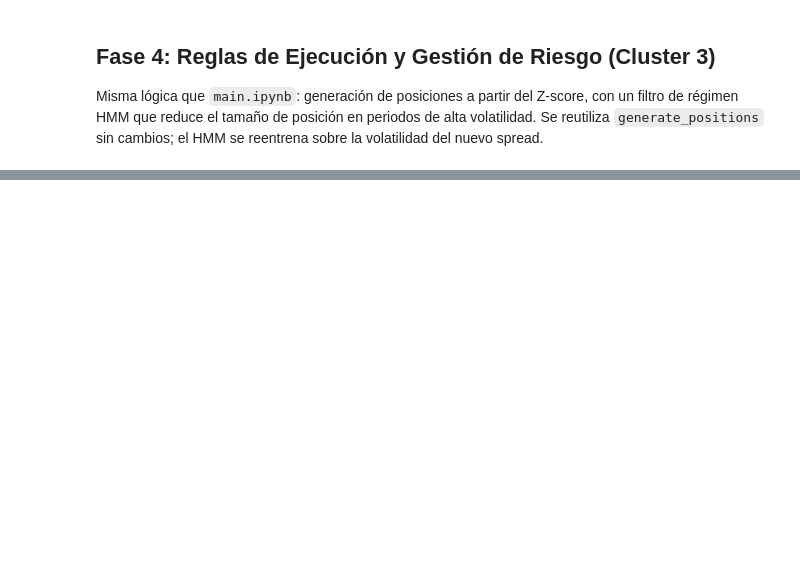
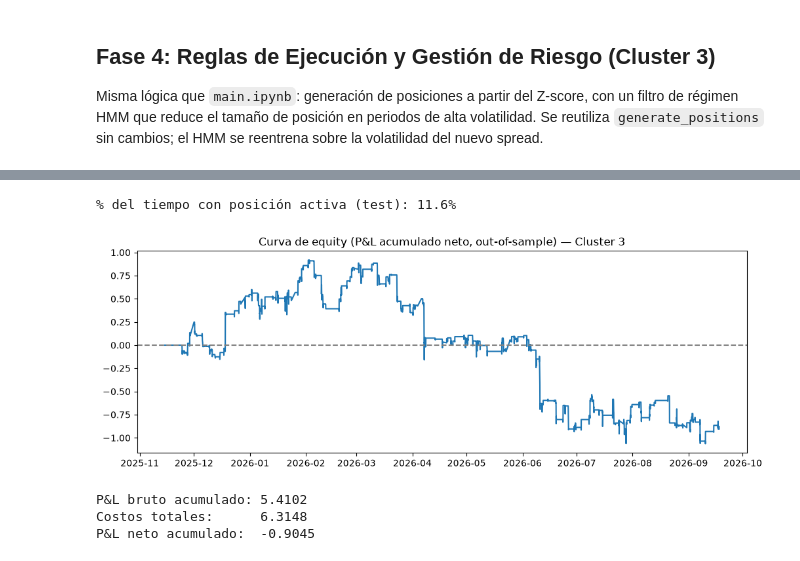
Before and after one commit to SamuOropeza/Investigacion_PCNM, a Jupyter notebook: RMT+TDA.ipynb, the cells around one changed output, grey strips where cells are left out. Drawn from its saved outputs; the diff is of its cells as text; code cells hidden in the pictures; blank space fills up the shorter version.

```diff
--- a/RMT+TDA.ipynb
+++ b/RMT+TDA.ipynb
@@ -664,0 +684,62 @@ plt.show()
+# %%
+# 1. Spread out-of-sample, en log-precios y con el mismo vector de cointegración
+log_test_c3 = np.log(test[cluster3_members])
+spread_test_c3 = (log_test_c3 @ coint_vector_c3).astype(np.float64)
+
+# 2. Kalman YA ENTRENADO, aplicado sin refit
+state_means_test_c3, _ = kf_c3.filter(spread_test_c3.values)
+mu_t_test_c3 = pd.Series(state_means_test_c3.flatten(), index=spread_test_c3.index)
+
+# 3. Z-score out-of-sample
+residual_test_c3 = spread_test_c3 - mu_t_test_c3
+z_score_test_c3 = residual_test_c3 / residual_test_c3.rolling(window).std()
+
+# 4. Posiciones con las mismas reglas
+positions_test_c3 = generate_positions(z_score_test_c3)
+
+# 5. Régimen HMM YA ENTRENADO, aplicado sin refit
+spread_returns_test_c3 = spread_test_c3.diff().dropna()
+realized_vol_test_c3 = spread_returns_test_c3.rolling(24).std().dropna()
+log_vol_test_c3 = np.log(realized_vol_test_c3.replace(0, np.nan)).dropna()
+
+regimes_test_c3 = pd.Series(hmm_model_c3.predict(log_vol_test_c3.values.reshape(-1, 1)), index=log_vol_test_c3.index)
+regime_label_test_c3 = regimes_test_c3.map({high_vol_state_c3: 'alta_volatilidad', 1 - high_vol_state_c3: 'calmo'})
+regime_aligned_test_c3 = regime_label_test_c3.reindex(positions_test_c3.index).ffill().bfill()
+
+size_multiplier_test_c3 = regime_aligned_test_c3.map({'alta_volatilidad': 0.3, 'calmo': 1.0})
+position_size_test_c3 = (positions_test_c3 * size_multiplier_test_c3).fillna(0)
+
+print(f"% del tiempo con posición activa (test): {(position_size_test_c3 != 0).mean()*100:.1f}%")
+# %% [output]
+% del tiempo con posición activa (test): 11.6%
+# %%
+def run_backtest(spread: pd.Series, position_size: pd.Series, weights: np.ndarray, cost_bps: float = 1.0):
+    position_lagged = position_size.shift(1).fillna(0)
+    spread_diff = spread.diff().fillna(0)
+
+    pnl_gross = position_lagged * spread_diff
+    turnover = position_size.diff().abs().fillna(0)
+    costs = turnover * np.abs(weights).sum() * (cost_bps / 10000)
+
+    return pnl_gross - costs, pnl_gross, costs
+
+pnl_net_test_c3, pnl_gross_test_c3, costs_test_c3 = run_backtest(
+    spread_test_c3, position_size_test_c3, coint_vector_c3, cost_bps=1.0
+)
+
+equity_curve_c3 = pnl_net_test_c3.cumsum()
+
+plt.figure(figsize=(12, 4))
+plt.plot(equity_curve_c3.index, equity_curve_c3.values)
+plt.axhline(0, color='gray', linestyle='--')
+plt.title("Curva de equity (P&L acumulado neto, out-of-sample) — Cluster 3")
+plt.show()
+
+print(f"P&L bruto acumulado: {pnl_gross_test_c3.sum():.4f}")
+print(f"Costos totales:      {costs_test_c3.sum():.4f}")
+print(f"P&L neto acumulado:  {pnl_net_test_c3.sum():.4f}")
+# %% [output]
+[figure, added]
+P&L bruto acumulado: 5.4102
+Costos totales:      6.3148
+P&L neto acumulado:  -0.9045
```
Also changed, not shown: parts of 26 cells of this notebook.
